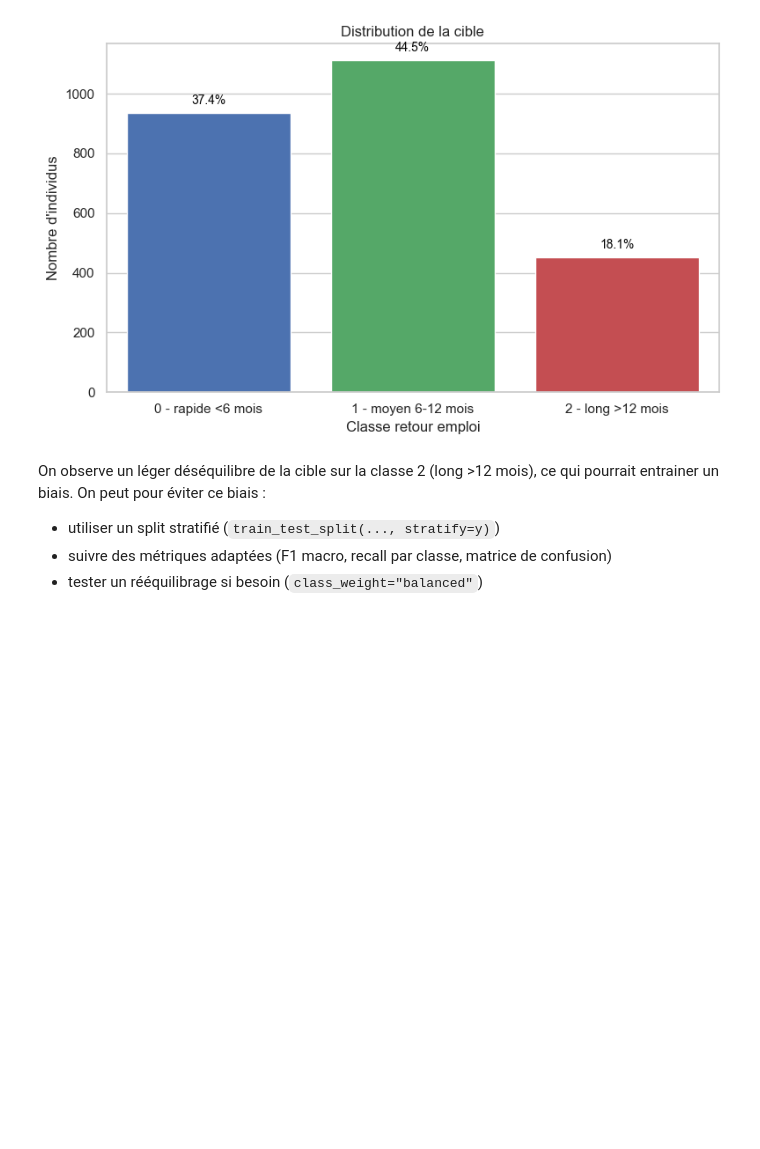
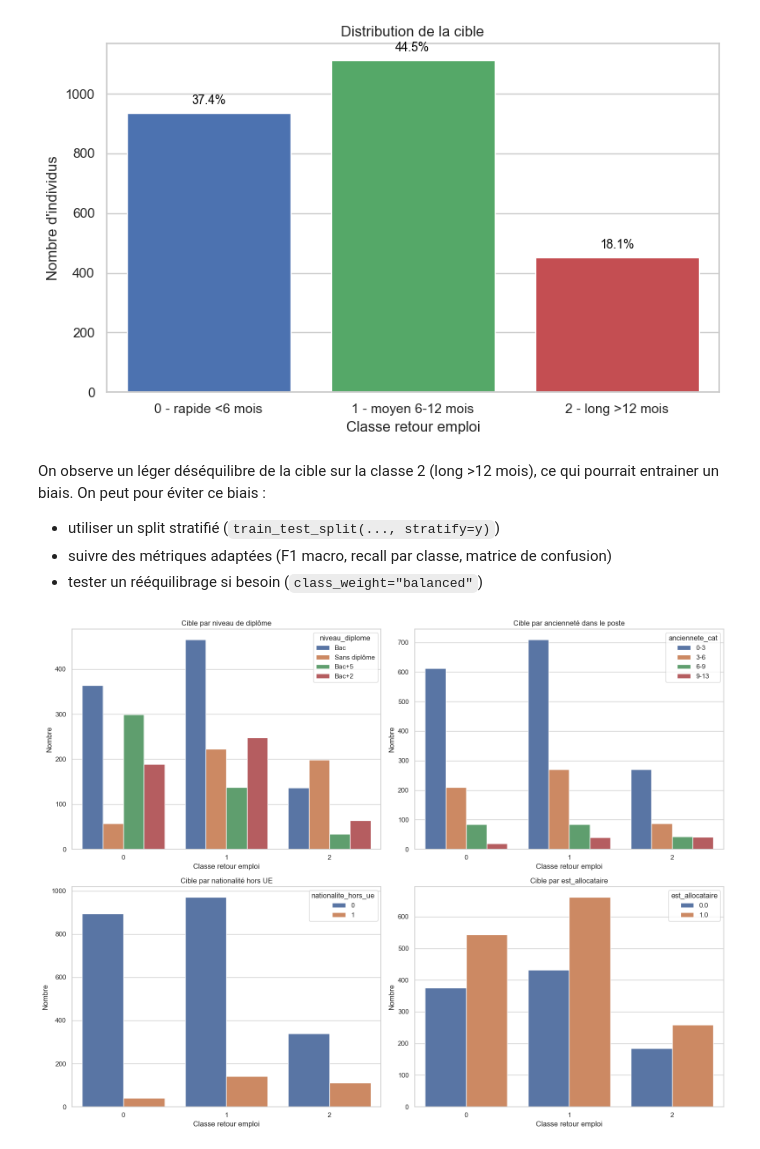
Before and after one commit to rbatos/Cas_usage_certif, a Jupyter notebook: notebooks/matrice-notebook-romain.ipynb, the cells around one changed output. Drawn from its saved outputs; the diff is of its cells as text; code cells hidden in the pictures; blank space fills up the shorter version.

```diff
--- a/notebooks/matrice-notebook-romain.ipynb
+++ b/notebooks/matrice-notebook-romain.ipynb
@@ -398,3 +450,46 @@ On peut pour éviter ce biais :
 - utiliser un split stratifié (`train_test_split(..., stratify=y)`)
 - suivre des métriques adaptées (F1 macro, recall par classe, matrice de confusion)
 - tester un rééquilibrage si besoin (`class_weight="balanced"`)
+# %%
+fig, axes = plt.subplots(2, 2, figsize=(16, 12))
+
+# Tranches d'ancienneté pour améliorer la lisibilité
+bornes_anciennete = [0, 3, 6, 9, 13]
+labels_anciennete = ["0-3", "3-6", "6-9", "9-13"]
+df_plot = df.copy()
+df_plot["anciennete_cat"] = pd.cut(
+    df_plot["anciennete_poste_ans"],
+    bins=bornes_anciennete,
+    labels=labels_anciennete,
+    include_lowest=True,
+    right=False
+)
+
+# Répartition de la cible par niveau de diplôme
+sns.countplot(data=df_plot, x="classe_retour_emploi", hue="niveau_diplome", ax=axes[0, 0])
+axes[0, 0].set_title("Cible par niveau de diplôme")
+axes[0, 0].set_xlabel("Classe retour emploi")
+axes[0, 0].set_ylabel("Nombre")
+
+# Répartition de la cible par ancienneté dans le poste (catégories)
+sns.countplot(data=df_plot, x="classe_retour_emploi", hue="anciennete_cat", hue_order=labels_anciennete, ax=axes[0, 1])
+axes[0, 1].set_title("Cible par ancienneté dans le poste")
+axes[0, 1].set_xlabel("Classe retour emploi")
+axes[0, 1].set_ylabel("Nombre")
+
+# Répartition de la cible par nationalité hors UE
+sns.countplot(data=df_plot, x="classe_retour_emploi", hue="nationalite_hors_ue", ax=axes[1, 0])
+axes[1, 0].set_title("Cible par nationalité hors UE")
+axes[1, 0].set_xlabel("Classe retour emploi")
+axes[1, 0].set_ylabel("Nombre")
+
+# Répartition de la cible par est_allocataire
+sns.countplot(data=df_plot, x="classe_retour_emploi", hue="est_allocataire", ax=axes[1, 1])
+axes[1, 1].set_title("Cible par est_allocataire")
+axes[1, 1].set_xlabel("Classe retour emploi")
+axes[1, 1].set_ylabel("Nombre")
+
+plt.tight_layout()
+plt.show()
+# %% [output]
+[figure, added]
```
Also changed, not shown: parts of 10 cells of this notebook, 1 other file.
